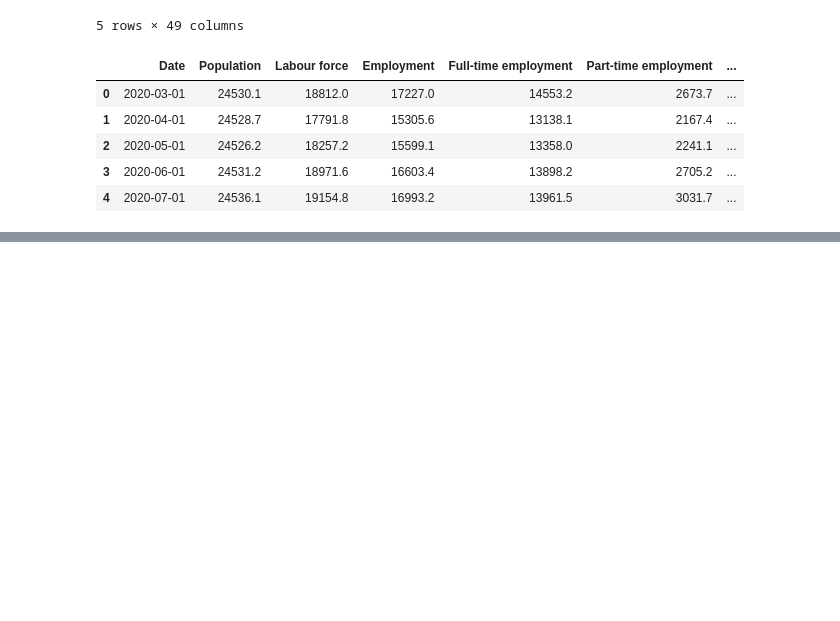
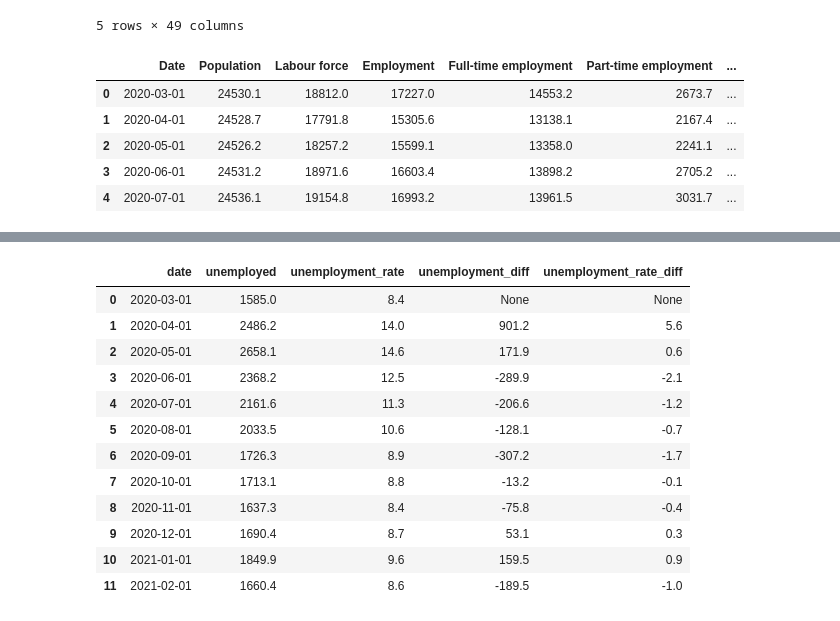
Before and after one commit to tw7366/Projects, a Jupyter notebook: Projects/Labour Market in Canada.ipynb, the cells around one changed output, grey strips where cells are left out. Cells and saved outputs as stored; diff of their text form; code cells hidden in the pictures; blank space fills up the shorter version.

Commit message:
updated enemployment table

```diff
--- a/Projects/Labour Market in Canada.ipynb
+++ b/Projects/Labour Market in Canada.ipynb
@@ -173,0 +171,43 @@ df.head(5)
+# %%
+cur = conn.cursor()
+cur.execute("""
+    WITH unemployment_diff_table AS (
+        SELECT
+            date, unemployed, unemployment_rate,
+            LAG(unemployment_rate) OVER (ORDER BY date) AS prev_unemployment_rate,
+            LAG(unemployed) OVER (ORDER BY date) AS prev_unemployment
+        FROM
+            labour_tables.labour_stats)
+
+    SELECT
+        date,
+        unemployed,
+        unemployment_rate,
+        unemployed - prev_unemployment AS unemployment_diff,
+        unemployment_rate - prev_unemployment_rate AS unemployment_rate_diff
+    FROM
+        unemployment_diff_table
+""")
+
+rows = cur.fetchall()
+unemployment_table = pd.DataFrame(rows, columns=[desc[0] for desc in cur.description])
+
+# Close the cursor and connection
+cur.close()
+conn.close()
+# %%
+unemployment_table.head(12)
+# %% [output]
+|  | date | unemployed | unemployment_rate | unemployment_diff | unemployment_rate_diff |
+| 0 | 2020-03-01 | 1585.0 | 8.4 | None | None |
+| 1 | 2020-04-01 | 2486.2 | 14.0 | 901.2 | 5.6 |
+| 2 | 2020-05-01 | 2658.1 | 14.6 | 171.9 | 0.6 |
+| 3 | 2020-06-01 | 2368.2 | 12.5 | -289.9 | -2.1 |
+| 4 | 2020-07-01 | 2161.6 | 11.3 | -206.6 | -1.2 |
+| 5 | 2020-08-01 | 2033.5 | 10.6 | -128.1 | -0.7 |
+| 6 | 2020-09-01 | 1726.3 | 8.9 | -307.2 | -1.7 |
+| 7 | 2020-10-01 | 1713.1 | 8.8 | -13.2 | -0.1 |
+| 8 | 2020-11-01 | 1637.3 | 8.4 | -75.8 | -0.4 |
+| 9 | 2020-12-01 | 1690.4 | 8.7 | 53.1 | 0.3 |
+| 10 | 2021-01-01 | 1849.9 | 9.6 | 159.5 | 0.9 |
+| 11 | 2021-02-01 | 1660.4 | 8.6 | -189.5 | -1.0 |
```
Also changed, not shown: parts of 4 cells of this notebook.
